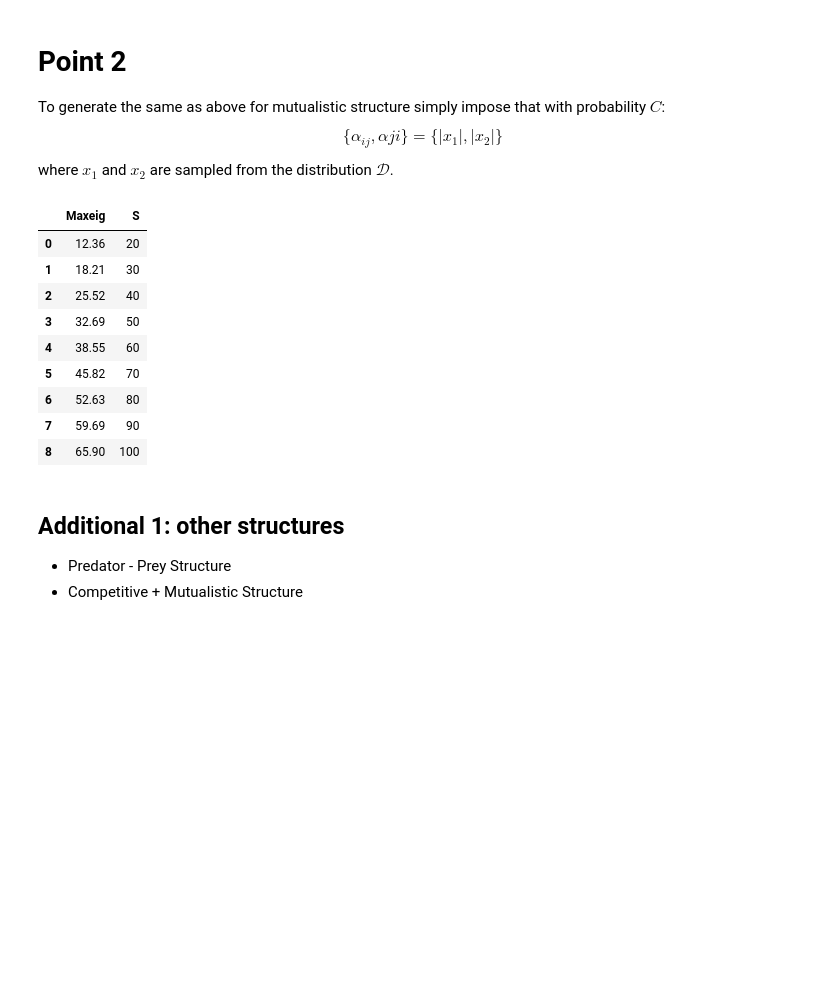
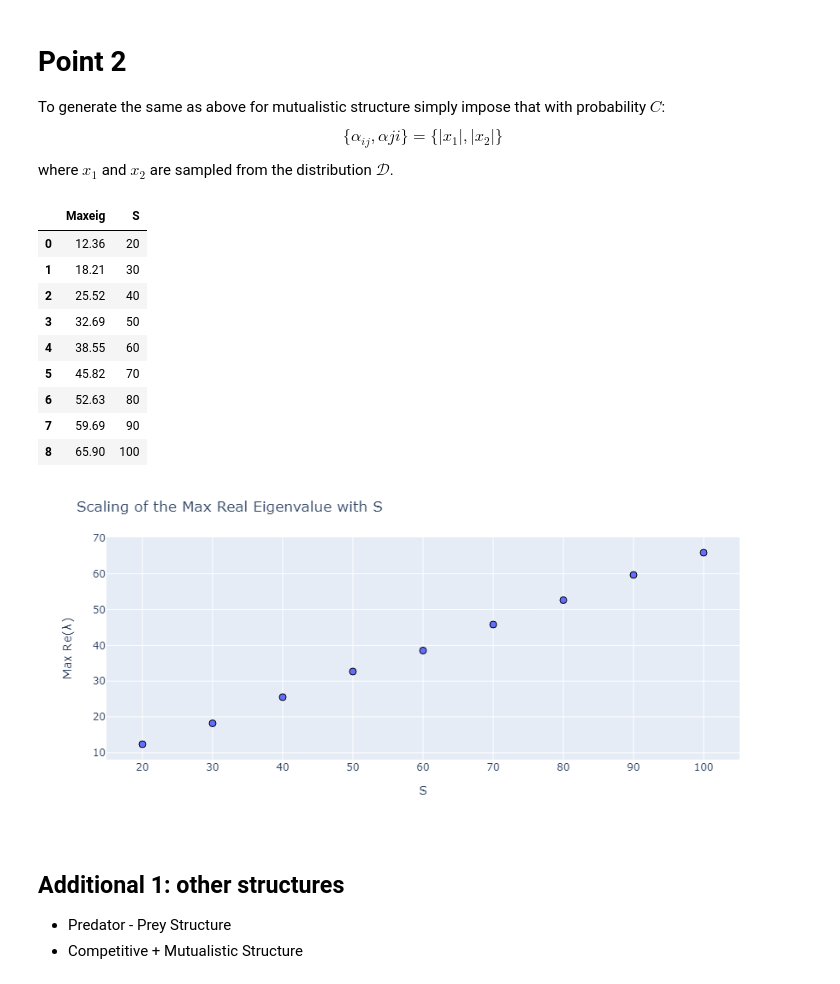
Before and after one commit to NicolaZomer/Physical_Models_of_Living_Systems, a Jupyter notebook: hw04_Ecological_Interactions.ipynb, the cells around one changed output. Cells and saved outputs as stored; diff of their text form; code cells hidden in the pictures; blank space fills up the shorter version.

```diff
--- a/hw04_Ecological_Interactions.ipynb
+++ b/hw04_Ecological_Interactions.ipynb
@@ -229,34 +236,41 @@ for s in S_vec:
 
 display(df_max_re.round(2))
 
 # plot
 fig = px.scatter(df_max_re, x="S", y="Maxeig")
 
 fig.update_layout(
     title="Scaling of the Max Real Eigenvalue with S",
     xaxis_title="S",
     yaxis_title="Max Re(λ)",
     width=900,
     height=400
 )
 fig.update_traces(
     marker = dict(size=8,
                   line=dict(width=1, color='Black')
     )
 )
 
-fig.show()
+if savegit:
+    path = "images/hw04_scaling_maxeig.png"
+    fig.write_image(path)
+    display(Image(path))
+
+else:
+    fig.show()
 # %% [output]
 |  | Maxeig | S |
 | 0 | 12.36 | 20 |
 | 1 | 18.21 | 30 |
 | 2 | 25.52 | 40 |
 | 3 | 32.69 | 50 |
 | 4 | 38.55 | 60 |
 | 5 | 45.82 | 70 |
 | 6 | 52.63 | 80 |
 | 7 | 59.69 | 90 |
 | 8 | 65.90 | 100 |
+[figure, added]
 # %% [markdown]
 ## Additional 1: other structures
 - Predator - Prey Structure
```
Also changed, not shown: parts of 5 cells of this notebook, 4 other files.
